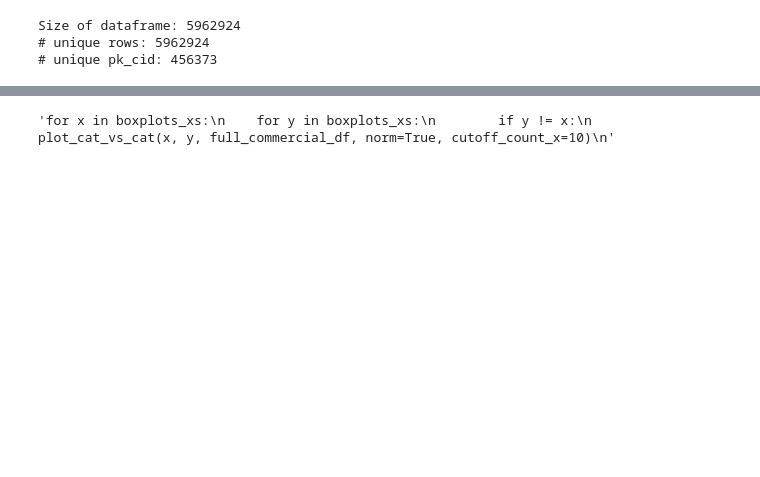
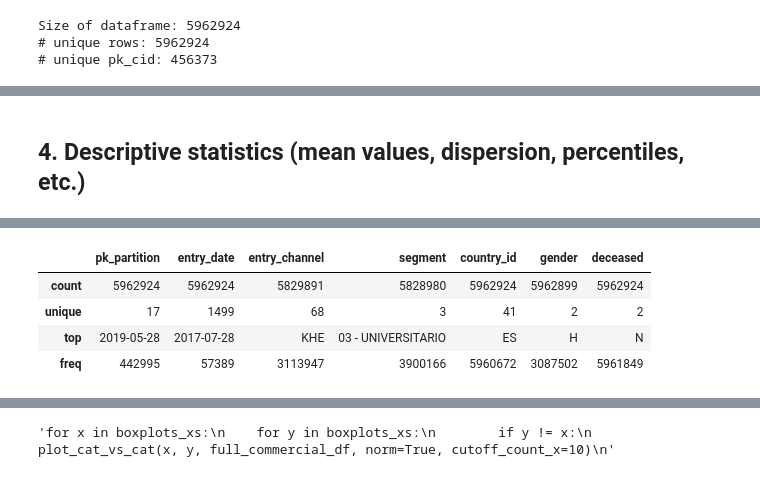
Before and after one commit to BernardoGMS/easyMoney_Capstone, a Jupyter notebook: final_project.ipynb, the cells around one changed output, grey strips where cells are left out. Drawn from its saved outputs; the diff is of its cells as text; code cells hidden in the pictures; blank space fills up the shorter version.

```diff
--- a/final_project.ipynb
+++ b/final_project.ipynb
@@ -74,3 +121,5 @@ Size of dataframe: 5962924
+# %% [markdown]
+## 4.  Descriptive statistics (mean values, dispersion, percentiles, etc.)
 # %%
 full_commercial_df.describe()
 # %% [output]
@@ -83,3 +132,11 @@ full_commercial_df.describe()
 | 50% | 1.231097e+06 | 0.000000e+00 | 0.000000e+00 | 0.000000e+00 | 0.000000e+00 | 0.000000e+00 | 0.000000e+00 | ... |
 | 75% | 1.352339e+06 | 1.000000e+00 | 0.000000e+00 | 0.000000e+00 | 0.000000e+00 | 0.000000e+00 | 0.000000e+00 | ... |
 | max | 1.553689e+06 | 1.000000e+00 | 1.000000e+00 | 1.000000e+00 | 1.000000e+00 | 1.000000e+00 | 1.000000e+00 | ... |
+# %%
+full_commercial_df.describe(include='object')
+# %% [output]
+|  | pk_partition | entry_date | entry_channel | segment | country_id | gender | deceased |
+| count | 5962924 | 5962924 | 5829891 | 5828980 | 5962924 | 5962899 | 5962924 |
+| unique | 17 | 1499 | 68 | 3 | 41 | 2 | 2 |
+| top | 2019-05-28 | 2017-07-28 | KHE | 03 - UNIVERSITARIO | ES | H | N |
+| freq | 442995 | 57389 | 3113947 | 3900166 | 5960672 | 3087502 | 5961849 |
```
Also changed, not shown: parts of 33 cells of this notebook.
